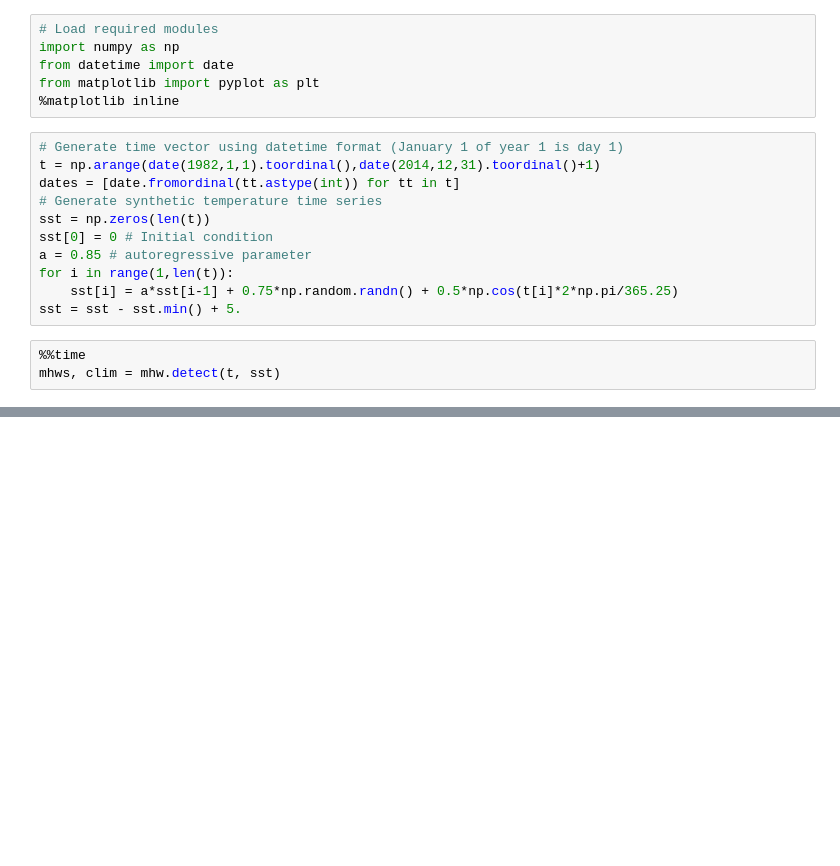
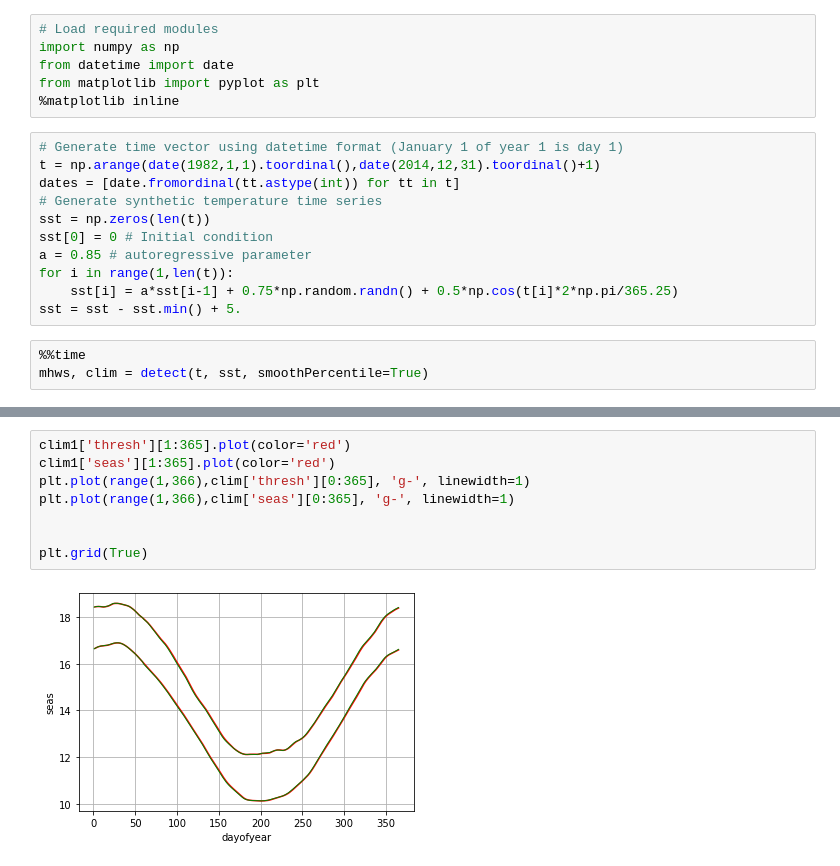
Before and after one commit to oceanhackweek/ohw20-proj-marine-heat-waves, a Jupyter notebook: marineheadwavetest.ipynb, the cells around one changed output, grey strips where cells are left out. Drawn from its saved outputs; the diff is of its cells as text; blank space fills up the shorter version.

```diff
--- a/marineheadwavetest.ipynb
+++ b/marineheadwavetest.ipynb
@@ -19,4 +19,4 @@ for i in range(1,len(t)):
 sst = sst - sst.min() + 5.
 # %%
 %%time
-mhws, clim = mhw.detect(t, sst)
+mhws, clim = detect(t, sst, smoothPercentile=True)
@@ -123,0 +148,10 @@ detect(temp,clim)
+# %%
+clim1['thresh'][1:365].plot(color='red')
+clim1['seas'][1:365].plot(color='red')
+plt.plot(range(1,366),clim['thresh'][0:365], 'g-', linewidth=1)
+plt.plot(range(1,366),clim['seas'][0:365], 'g-', linewidth=1)
+
+
+plt.grid(True)
+# %% [output]
+[figure, added]
```
Also changed, not shown: parts of 8 cells of this notebook.
